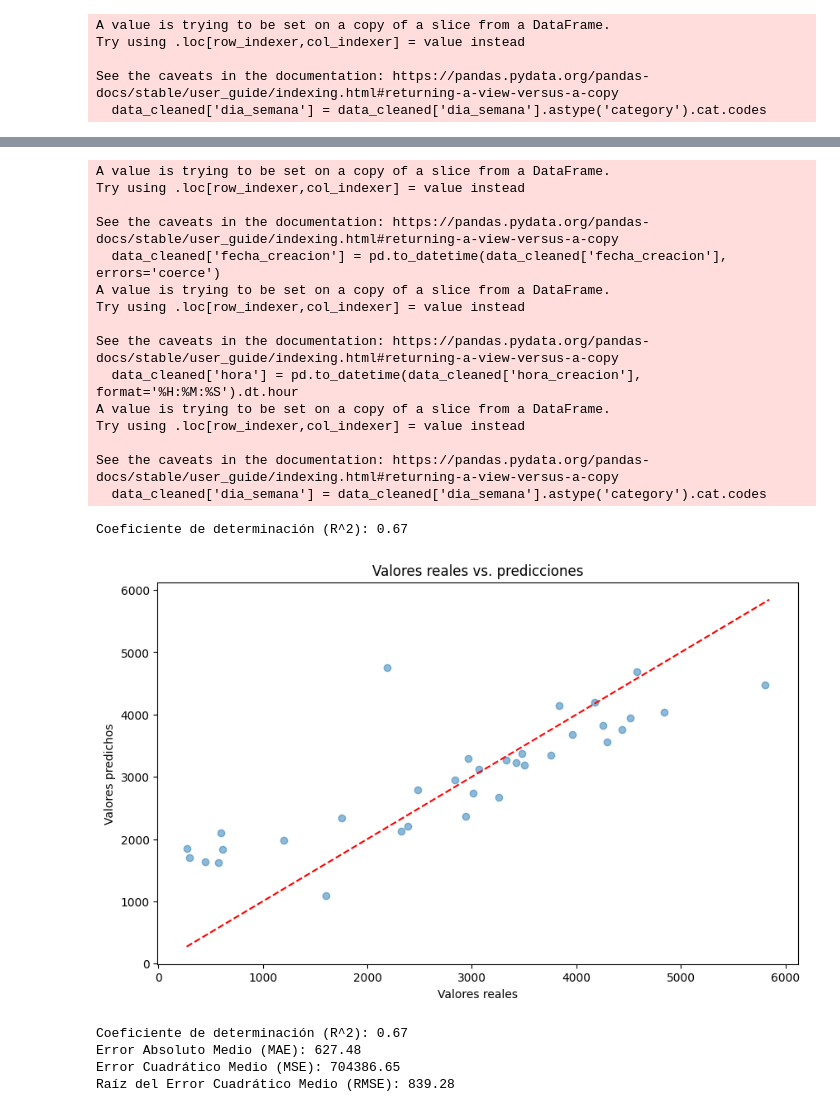
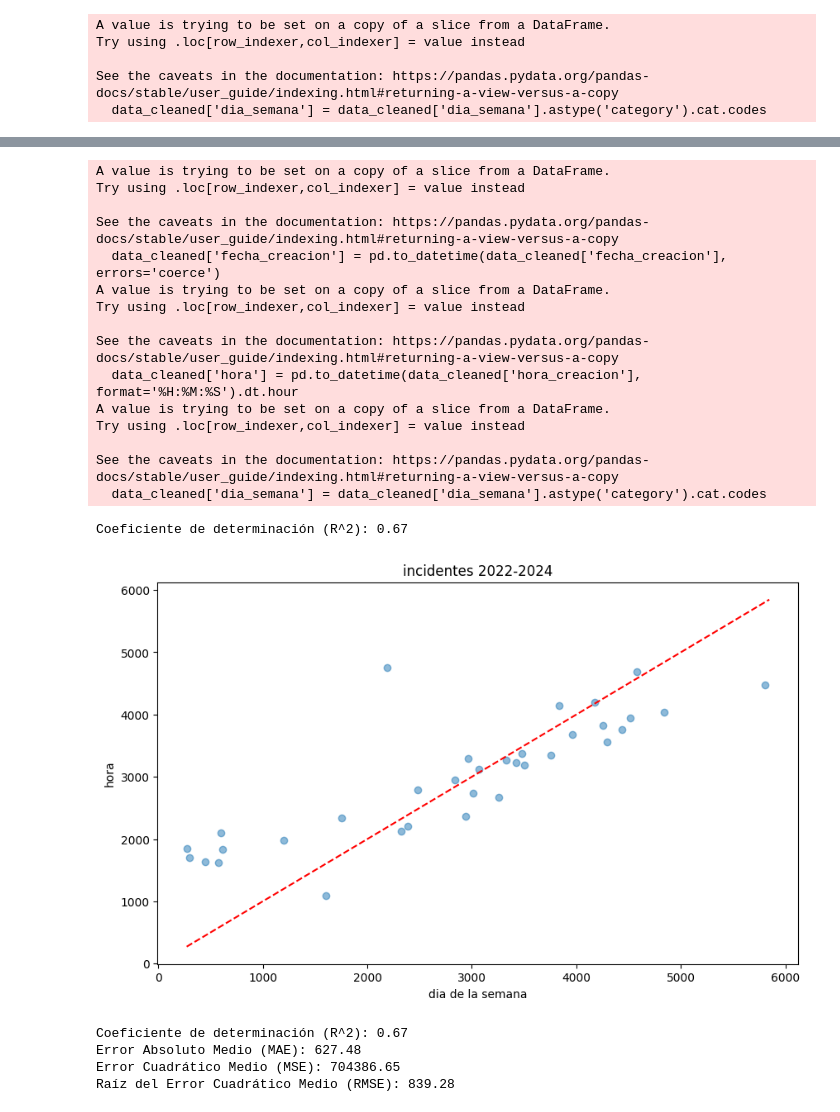
Before and after one commit to Carmodann1311/mineria-de-datos, a Jupyter notebook: tarea_equipo.ipynb, the cells around one changed output, grey strips where cells are left out. Cells and saved outputs as stored; diff of their text form; code cells hidden in the pictures.

```diff
--- a/tarea_equipo.ipynb
+++ b/tarea_equipo.ipynb
@@ -119,37 +119,37 @@ X_train, X_test, y_train, y_test = train_test_split(X, y, test_size=0.2, random_
 modelo = LinearRegression()
 modelo.fit(X_train, y_train)
 
 # Realizar predicciones y evaluamos el modelo
 y_pred = modelo.predict(X_test)
 r2 = r2_score(y_test, y_pred)
 print(f"Coeficiente de determinación (R^2): {r2:.2f}")
 
 # Visualización de resultados
 plt.figure(figsize=(10, 6))
 plt.scatter(y_test, y_pred, alpha=0.5)
 plt.plot([y.min(), y.max()], [y.min(), y.max()], 'r--')
-plt.xlabel("Valores reales")
-plt.ylabel("Valores predichos")
-plt.title("Valores reales vs. predicciones")
+plt.xlabel("dia de la semana")
+plt.ylabel("hora")
+plt.title("incidentes 2022-2024")
 plt.show()
 # %% [output]
 A value is trying to be set on a copy of a slice from a DataFrame.
 Try using .loc[row_indexer,col_indexer] = value instead
 
 See the caveats in the documentation: https://pandas.pydata.org/pandas-docs/stable/user_guide/indexing.html#returning-a-view-versus-a-copy
   data_cleaned['fecha_creacion'] = pd.to_datetime(data_cleaned['fecha_creacion'], errors='coerce')
 A value is trying to be set on a copy of a slice from a DataFrame.
 Try using .loc[row_indexer,col_indexer] = value instead
 
 See the caveats in the documentation: https://pandas.pydata.org/pandas-docs/stable/user_guide/indexing.html#returning-a-view-versus-a-copy
   data_cleaned['hora'] = pd.to_datetime(data_cleaned['hora_creacion'], format='%H:%M:%S').dt.hour
 A value is trying to be set on a copy of a slice from a DataFrame.
 Try using .loc[row_indexer,col_indexer] = value instead
 
 See the caveats in the documentation: https://pandas.pydata.org/pandas-docs/stable/user_guide/indexing.html#returning-a-view-versus-a-copy
   data_cleaned['dia_semana'] = data_cleaned['dia_semana'].astype('category').cat.codes
 Coeficiente de determinación (R^2): 0.67
-[figure, old version]
+[figure, new version]
 # %%
 from sklearn.metrics import mean_absolute_error, mean_squared_error
 
```
Also changed, not shown: parts of 2 cells of this notebook.
